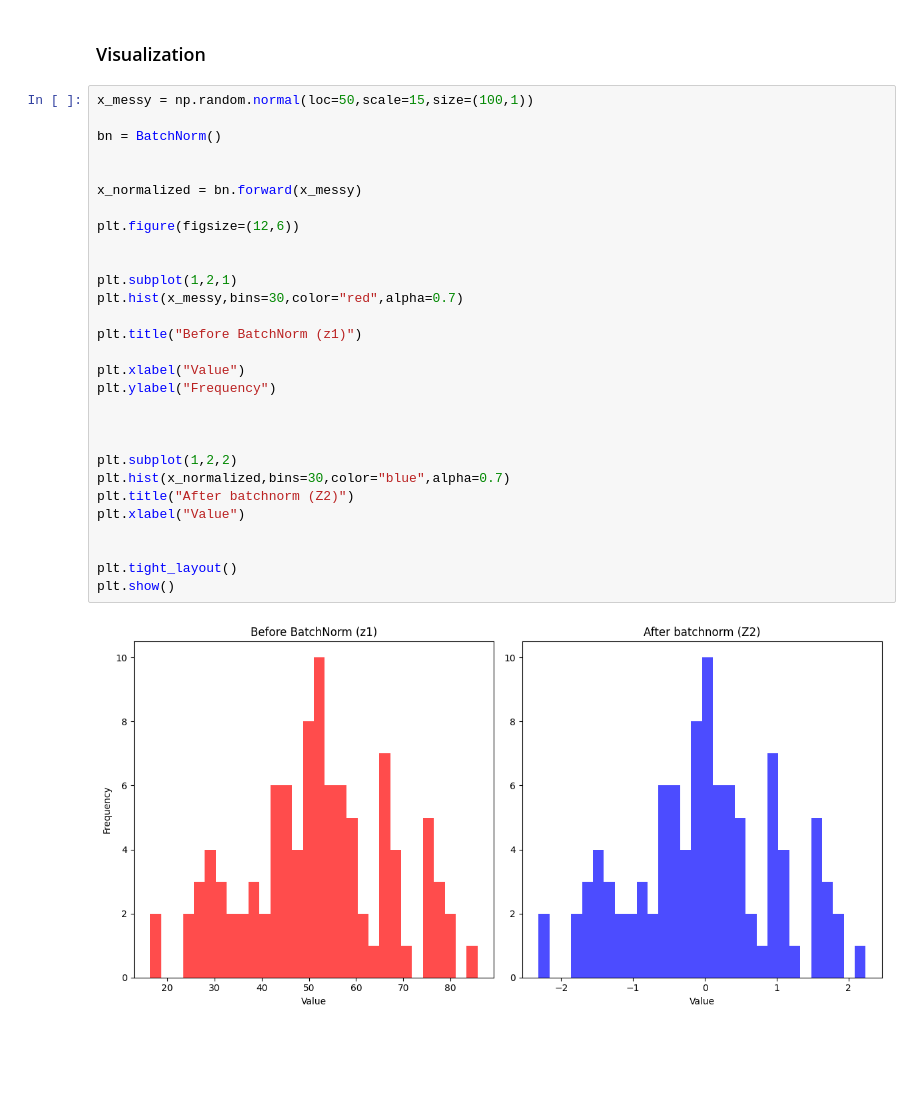
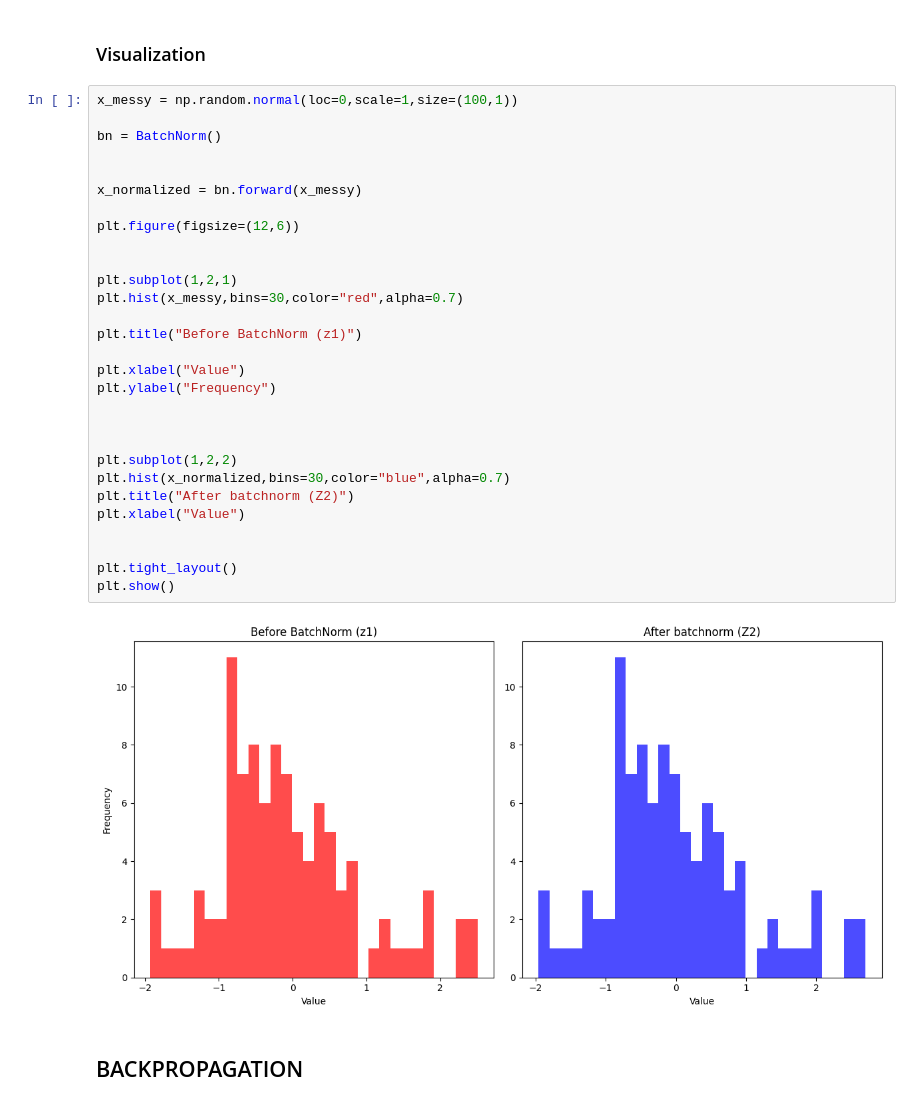
Before and after one commit to ianMuchesia/batchnorm-from-paper, a Jupyter notebook: notebooks/paper_walkthrough.ipynb, the cells around one changed output. Saved outputs shown, nothing was run; the diff lists cells and outputs as text; blank space fills up the shorter version.

```diff
--- a/notebooks/paper_walkthrough.ipynb
+++ b/notebooks/paper_walkthrough.ipynb
@@ -80,33 +80,35 @@ array([[0.        , 1.4404573 , 0.06928573, 0.09634881, 0.25325839],
 # %% [markdown]
 ### Visualization
 # %%
-x_messy = np.random.normal(loc=50,scale=15,size=(100,1))
+x_messy = np.random.normal(loc=0,scale=1,size=(100,1))
 
 bn = BatchNorm()
 
 
 x_normalized = bn.forward(x_messy)
 
 plt.figure(figsize=(12,6))
 
 
 plt.subplot(1,2,1)
 plt.hist(x_messy,bins=30,color="red",alpha=0.7)
 
 plt.title("Before BatchNorm (z1)")
 
 plt.xlabel("Value")
 plt.ylabel("Frequency")
 
 
 
 plt.subplot(1,2,2)
 plt.hist(x_normalized,bins=30,color="blue",alpha=0.7)
 plt.title("After batchnorm (Z2)")
 plt.xlabel("Value")
 
 
 plt.tight_layout()
 plt.show()
 # %% [output]
-[figure, old version]
+[figure, new version]
+# %% [markdown]
+## BACKPROPAGATION
```
Also changed, not shown: parts of 12 cells of this notebook, 1 other file.
